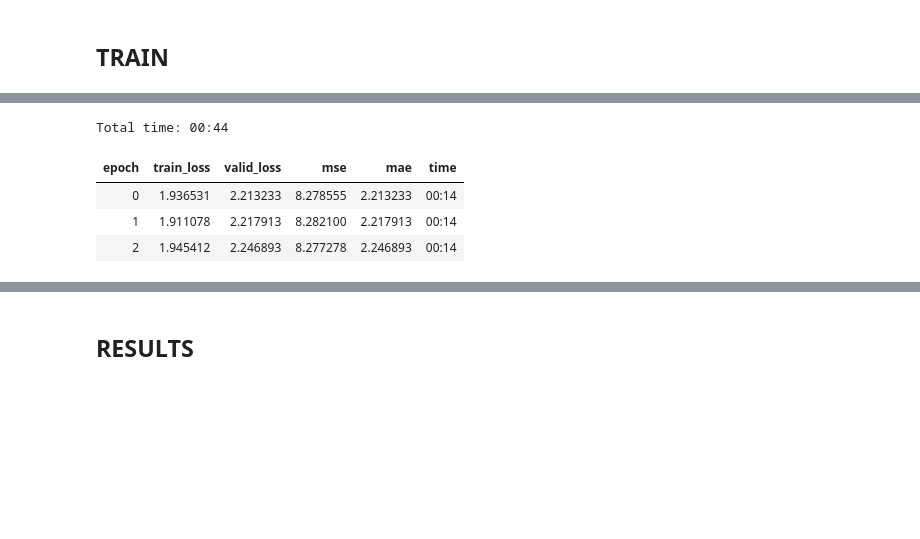
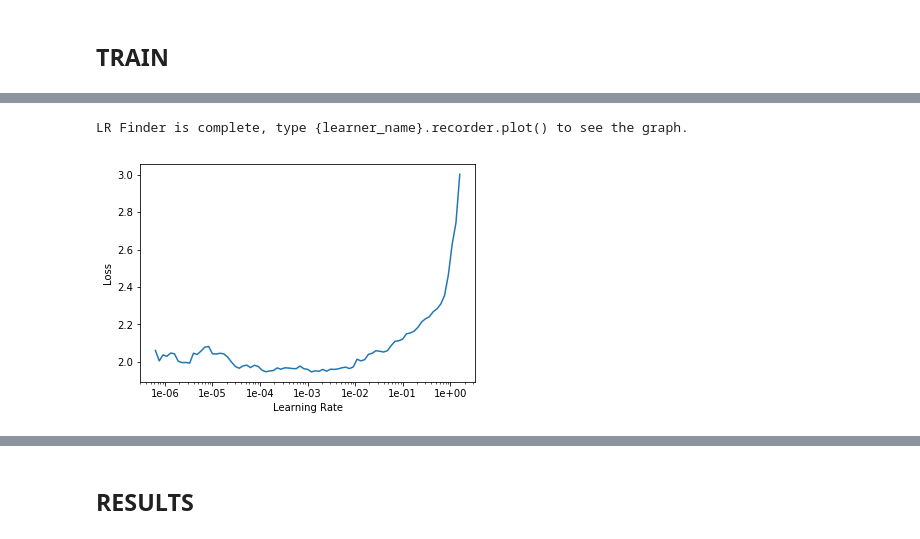
Before and after one commit to danielnbarbosa/kaggle_earthquake, a Jupyter notebook: train_v6.ipynb, the cells around one changed output, grey strips where cells are left out. Cells and saved outputs as stored; diff of their text form; code cells hidden in the pictures; blank space fills up the shorter version.

```diff
--- a/train_v6.ipynb
+++ b/train_v6.ipynb
@@ -264,2 +301,2 @@ Better model found at epoch 1 with mean_absolute_error value: 2.1373753547668457
 # %%
-learn.save(save_path/f'{version}-stage-1-1')
+learn.load(save_path/f'{version}-s1.1-best');
@@ -283,8 +305,3 @@ LR Finder is complete, type {learner_name}.recorder.plot() to see the graph.
-# %%
-learn.fit_one_cycle(3, max_lr=slice(2e-4))
-# %% [output]
-Total time: 00:44
-| epoch | train_loss | valid_loss | mse | mae | time |
-| 0 | 1.936531 | 2.213233 | 8.278555 | 2.213233 | 00:14 |
-| 1 | 1.911078 | 2.217913 | 8.282100 | 2.217913 | 00:14 |
-| 2 | 1.945412 | 2.246893 | 8.277278 | 2.246893 | 00:14 |
+# %%
+plot_lr_find(learn)
+# %% [output]
@@ -290,0 +309,2 @@ Total time: 00:44
+LR Finder is complete, type {learner_name}.recorder.plot() to see the graph.
+[figure, added]
```
Also changed, not shown: parts of 42 cells of this notebook, 2 other files.
